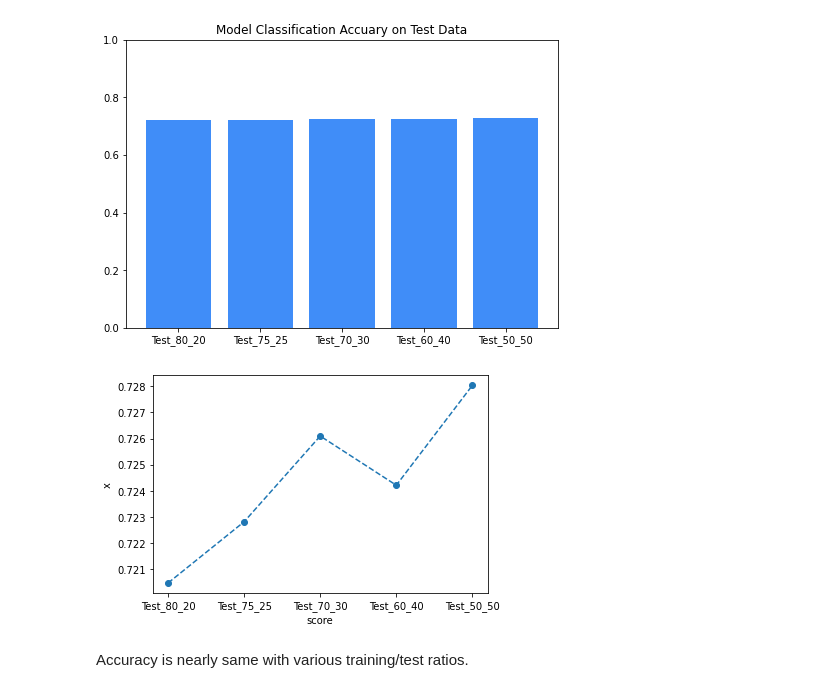
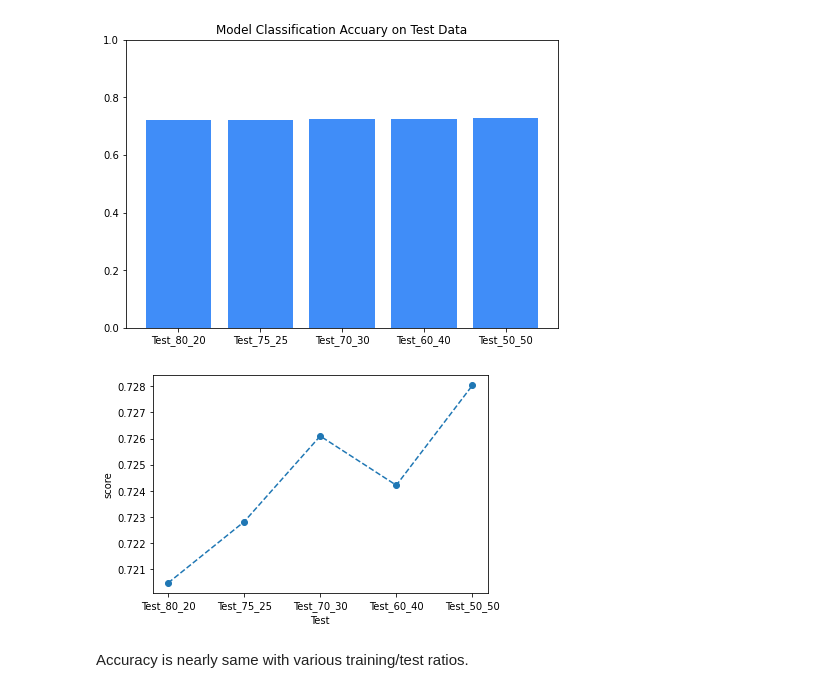
Before and after one commit to sg758253/IDS, a Jupyter notebook: HW5/Problem2_p.ipynb, the cells around one changed output. Drawn from its saved outputs; the diff is of its cells as text; code cells hidden in the pictures.

```diff
--- a/HW5/Problem2_p.ipynb
+++ b/HW5/Problem2_p.ipynb
@@ -438,11 +438,11 @@ plt.show()
 [figure]
 # %%
 plt.plot(labels,scores,"o--")
-plt.xlabel("score")
-plt.ylabel("x")
+plt.xlabel("Test")
+plt.ylabel("score")
 plt.show()
 # %% [output]
-[figure, old version]
+[figure, new version]
 # %% [markdown]
 Accuracy is nearly same with various training/test ratios.
 # %% [markdown]
```
Also changed, not shown: parts of 1 cell of this notebook.
